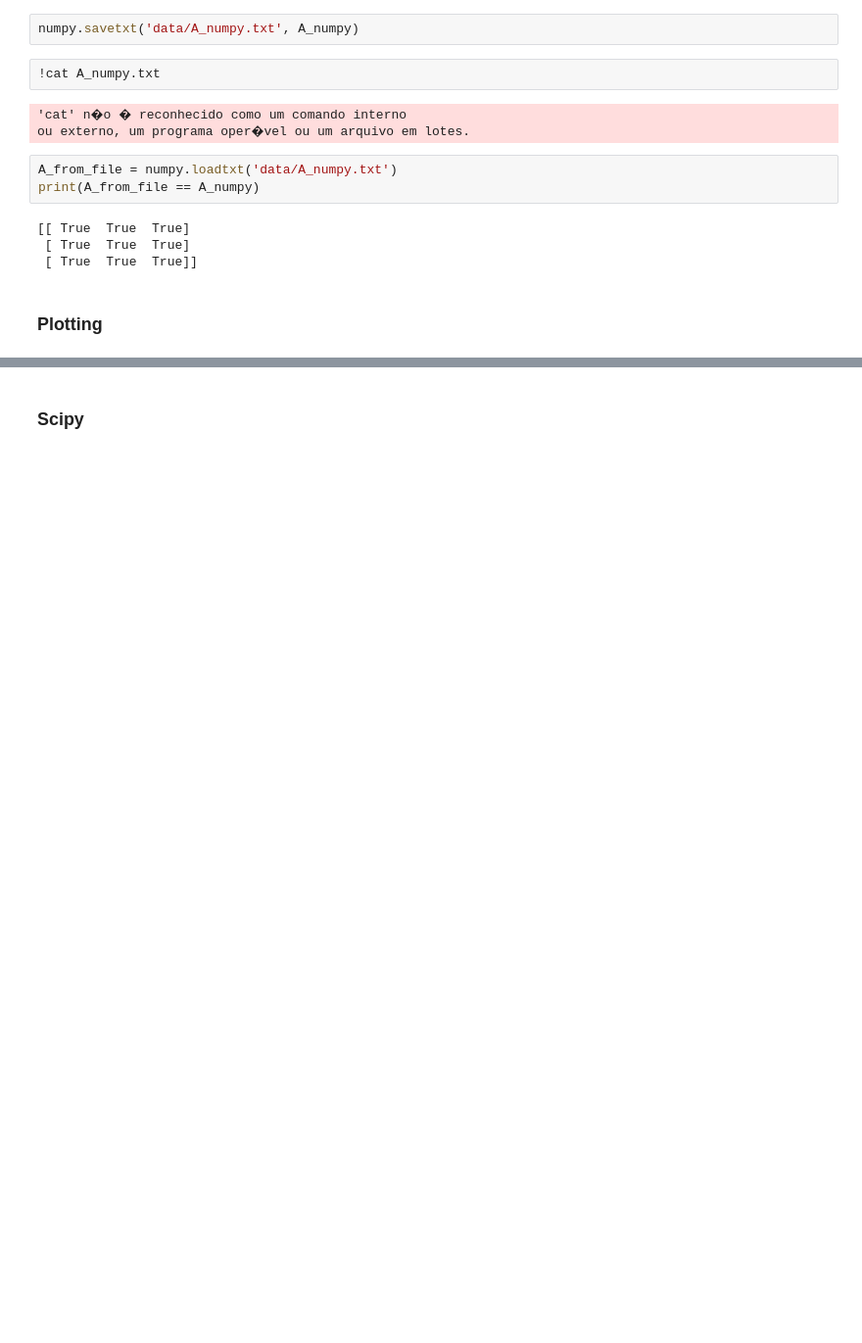
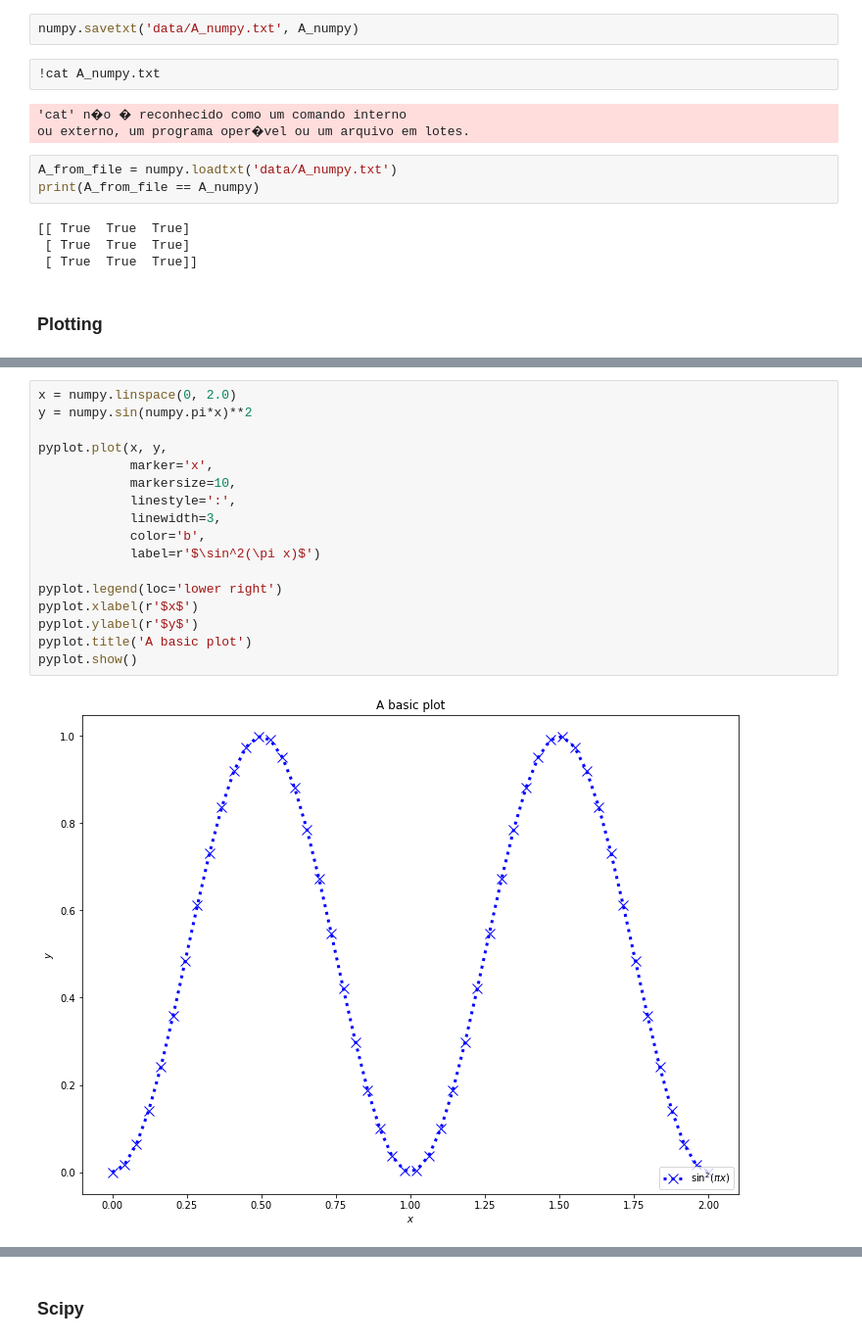
Before and after one commit to caiquemiranda/maths-with-python, a Jupyter notebook: 06-Scientific-Python.ipynb, the cells around one changed output, grey strips where cells are left out. Shown at 98% size. Saved outputs shown, nothing was run; the diff lists cells and outputs as text; blank space fills up the shorter version.

```diff
--- a/06-Scientific-Python.ipynb
+++ b/06-Scientific-Python.ipynb
@@ -85,0 +99,19 @@ print(A_from_file == A_numpy)
+# %%
+x = numpy.linspace(0, 2.0)
+y = numpy.sin(numpy.pi*x)**2
+
+pyplot.plot(x, y,
+            marker='x',
+            markersize=10,
+            linestyle=':',
+            linewidth=3,
+            color='b',
+            label=r'$\sin^2(\pi x)$')
+
+pyplot.legend(loc='lower right')
+pyplot.xlabel(r'$x$')
+pyplot.ylabel(r'$y$')
+pyplot.title('A basic plot')
+pyplot.show()
+# %% [output]
+[figure, added]
```
Also changed, not shown: parts of 30 cells of this notebook, 1 other file.
